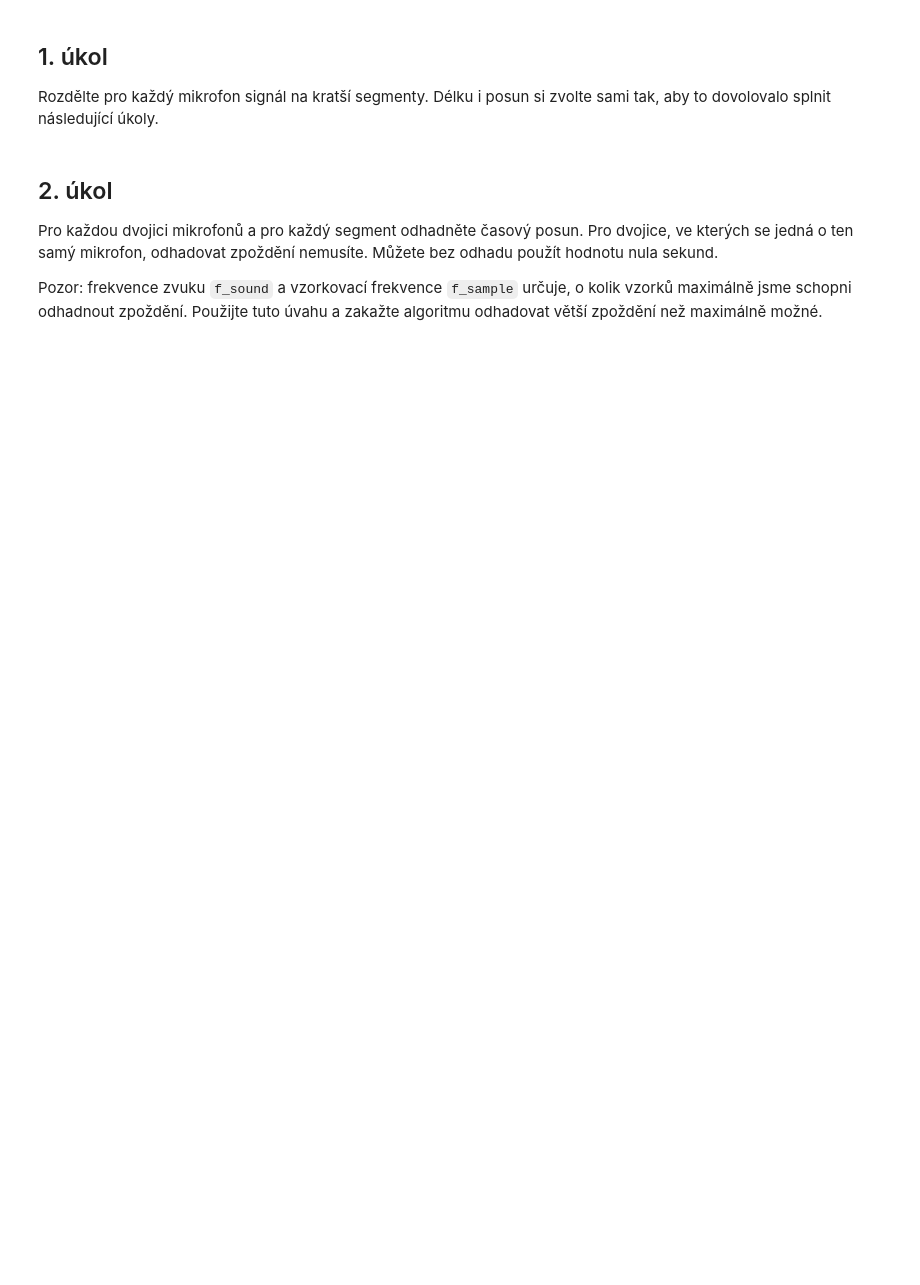
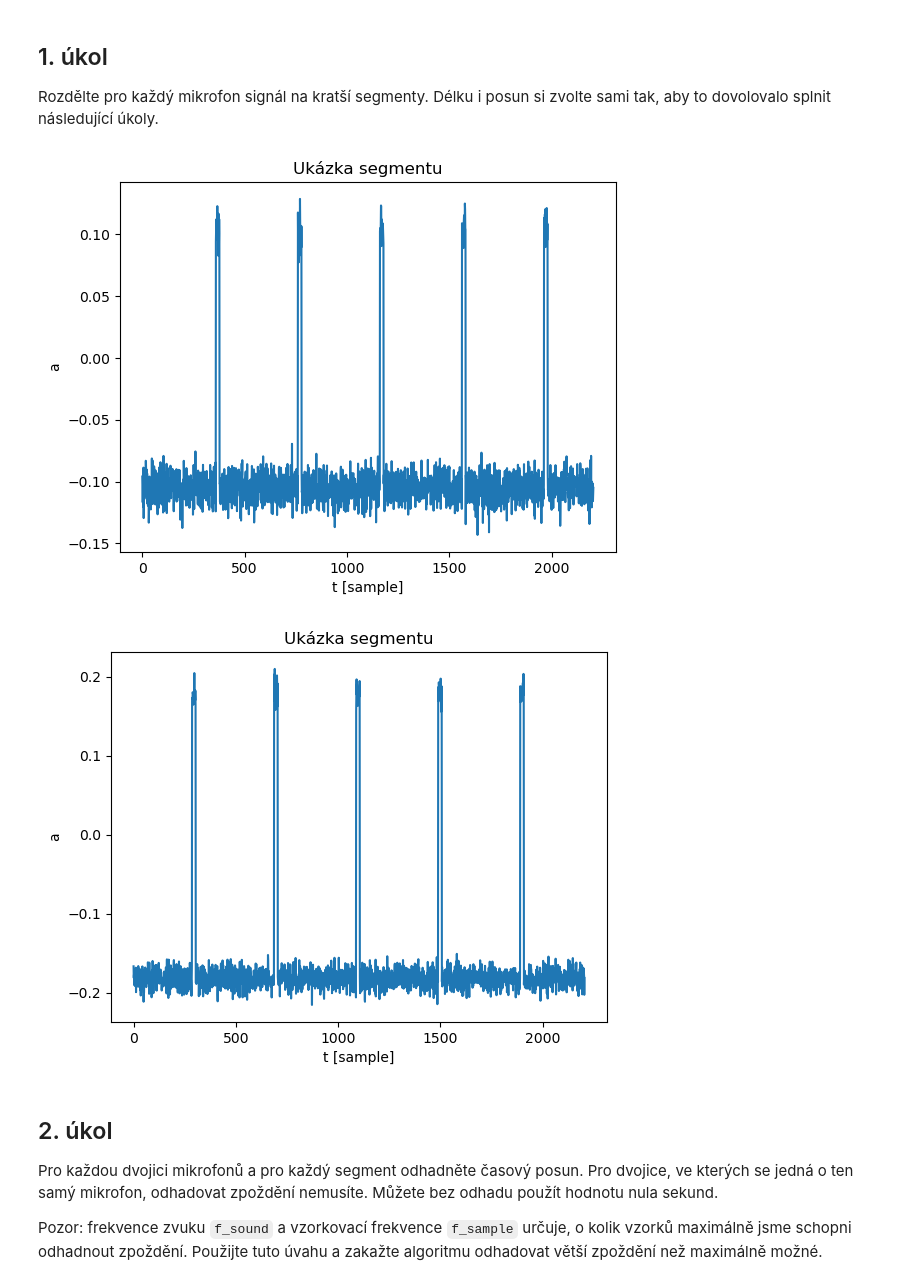
Before and after one commit to Psychol0gicl/dr_semestralni_prace, a Jupyter notebook: dr2026_1sem.ipynb, the cells around one changed output. Drawn from its saved outputs; the diff is of its cells as text; code cells hidden in the pictures; blank space fills up the shorter version.

```diff
--- a/dr2026_1sem.ipynb
+++ b/dr2026_1sem.ipynb
@@ -75,15 +79,37 @@ plt.show()
 ## 1. úkol
 
 Rozdělte pro každý mikrofon signál na kratší segmenty. Délku i posun si zvolte sami tak, aby to dovolovalo splnit následující úkoly.
-# %%
-def do_segmentation(x, window_length, stride):
-    ...
-
-
-window = ...
-stride = ...
-
-sounds_segmented = do_segmentation(sounds, window, stride)  # shape: (n_mics, n_segments, window)
+# %%
+def do_segmentation(x, window_length, stride):
+    n_mics, n_T = x.shape
+    result = []
+    for i_T in range(0, n_T - window_length + 1, stride):
+        result.append(x[:, None, i_T:i_T + window_length])
+    return np.concatenate(result, axis=1)
+
+
+window = ...
+stride = ...
+
+milliseconds = 0.05
+window= int(milliseconds * f_sample)  # [sample]
+stride = int(milliseconds * f_sample)  # [sample]
+
+sounds_segmented = do_segmentation(sounds, window, stride)  # shape: (n_mics, n_segments, window)
+
+plt.plot(sounds_segmented[0, 0, :])
+plt.xlabel('t [sample]')
+plt.ylabel('a')
+plt.title('Ukázka segmentu')
+plt.show()
+plt.plot(sounds_segmented[-1, 0, :])
+plt.xlabel('t [sample]')
+plt.ylabel('a')
+plt.title('Ukázka segmentu')
+plt.show()
+# %% [output]
+[figure, added]
+[figure, added]
 # %% [markdown]
 ## 2. úkol
 
```
Also changed, not shown: parts of 7 cells of this notebook.
